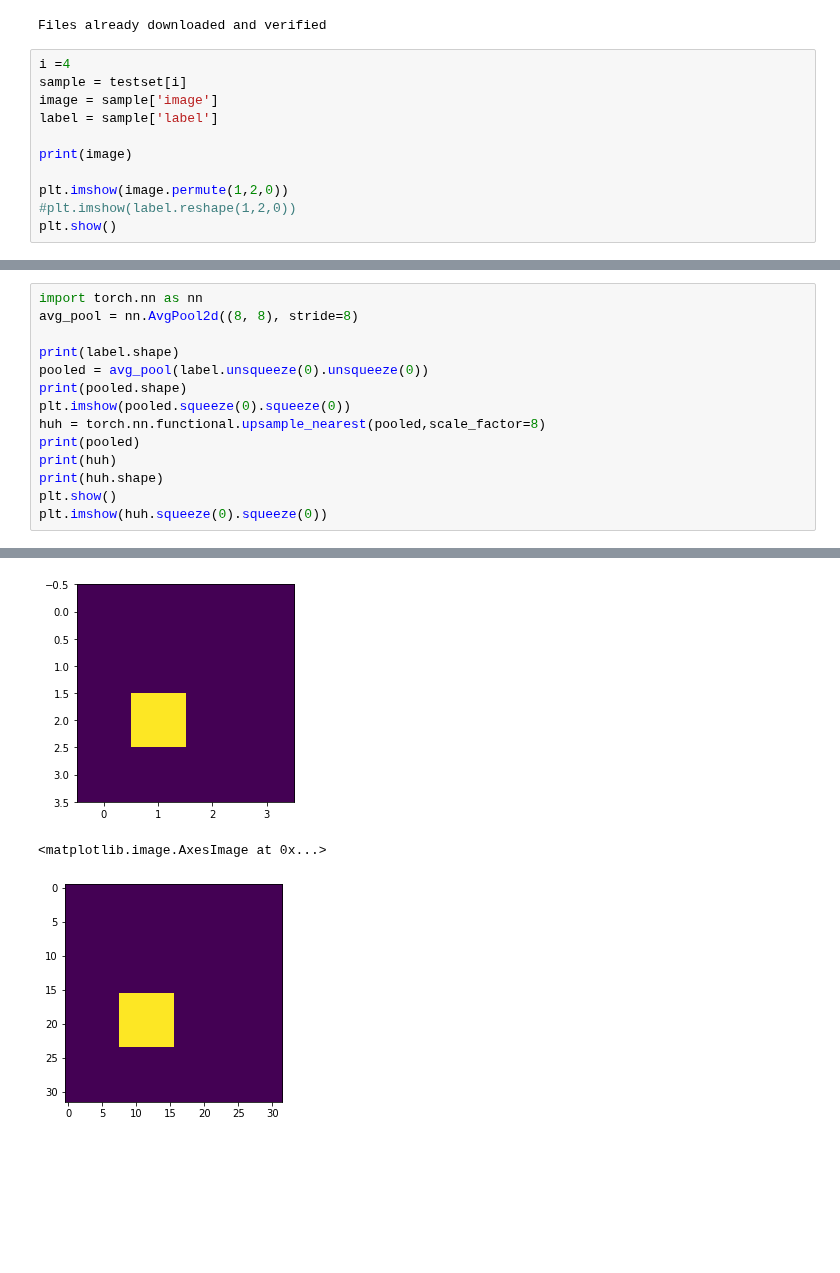
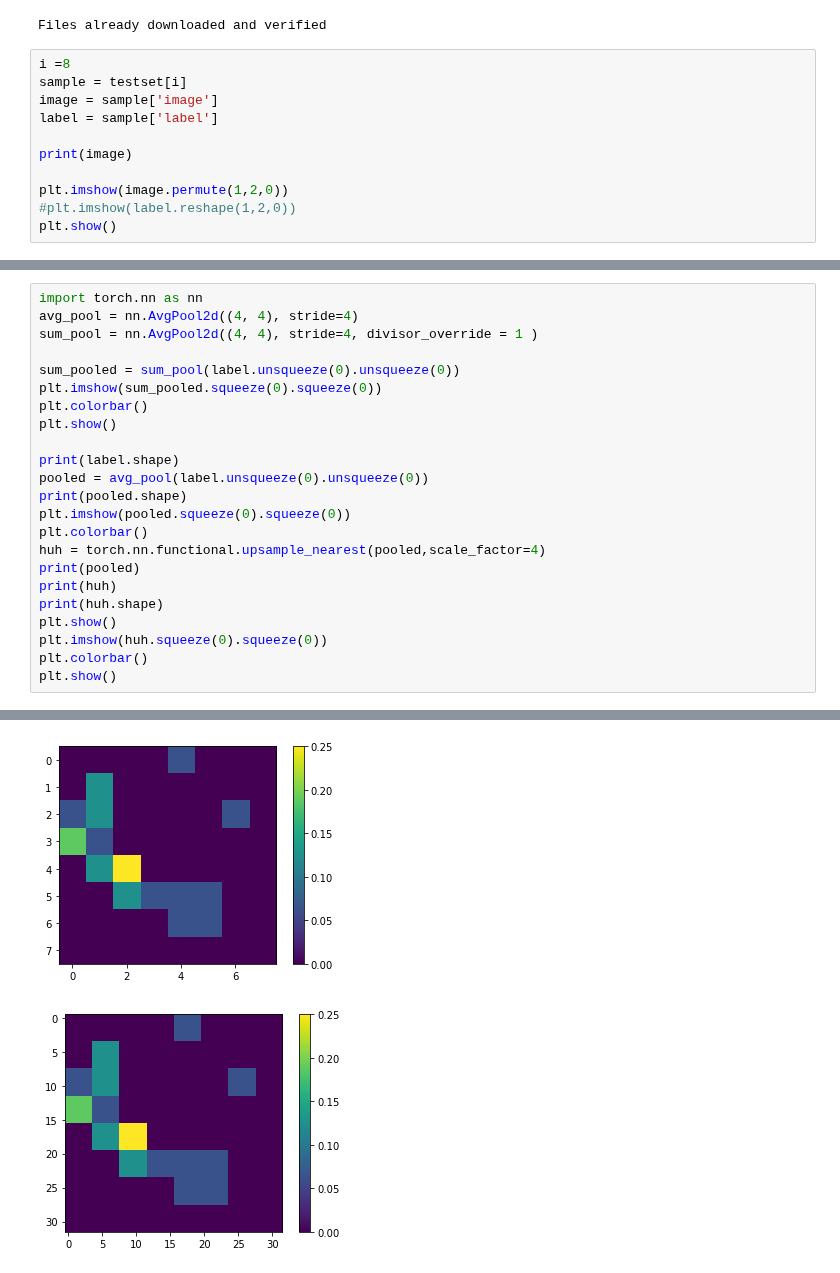
Before and after one commit to mvrl/disaggregation, a Jupyter notebook: synthetic_testing/graph.ipynb, the cells around one changed output, grey strips where cells are left out. Drawn from its saved outputs; the diff is of its cells as text; blank space fills up the shorter version.

```diff
--- a/synthetic_testing/graph.ipynb
+++ b/synthetic_testing/graph.ipynb
@@ -6,7 +6,7 @@ testset = Cifar(mode='test')
 # %% [output]
 Files already downloaded and verified
 # %%
-i =4
+i =8
 sample = testset[i]
 image = sample['image']
 label = sample['label']
@@ -46,15 +46,24 @@ plt.show()
 # %%
 import torch.nn as nn
-avg_pool = nn.AvgPool2d((8, 8), stride=8)
+avg_pool = nn.AvgPool2d((4, 4), stride=4)
+sum_pool = nn.AvgPool2d((4, 4), stride=4, divisor_override = 1 )
+
+sum_pooled = sum_pool(label.unsqueeze(0).unsqueeze(0))
+plt.imshow(sum_pooled.squeeze(0).squeeze(0))
+plt.colorbar()
+plt.show()
 
 print(label.shape)
 pooled = avg_pool(label.unsqueeze(0).unsqueeze(0))
 print(pooled.shape)
 plt.imshow(pooled.squeeze(0).squeeze(0))
-huh = torch.nn.functional.upsample_nearest(pooled,scale_factor=8)
+plt.colorbar()
+huh = torch.nn.functional.upsample_nearest(pooled,scale_factor=4)
 print(pooled)
 print(huh)
 print(huh.shape)
 plt.show()
 plt.imshow(huh.squeeze(0).squeeze(0))
+plt.colorbar()
+plt.show()
 # %% [output]
@@ -67,11 +81,10 @@ tensor([[[[0.0000, 0.0000, 0.0000, 0.0000],
 tensor([[[[0., 0., 0.,  ..., 0., 0., 0.],
           [0., 0., 0.,  ..., 0., 0., 0.],
           [0., 0., 0.,  ..., 0., 0., 0.],
           ...,
           [0., 0., 0.,  ..., 0., 0., 0.],
           [0., 0., 0.,  ..., 0., 0., 0.],
           [0., 0., 0.,  ..., 0., 0., 0.]]]])
 torch.Size([1, 1, 32, 32])
-[figure, old version]
-<matplotlib.image.AxesImage at 0x...>
-[figure, old version]
+[figure, new version]
+[figure, added]
```
Also changed, not shown: parts of 4 cells of this notebook, 4 other files.
